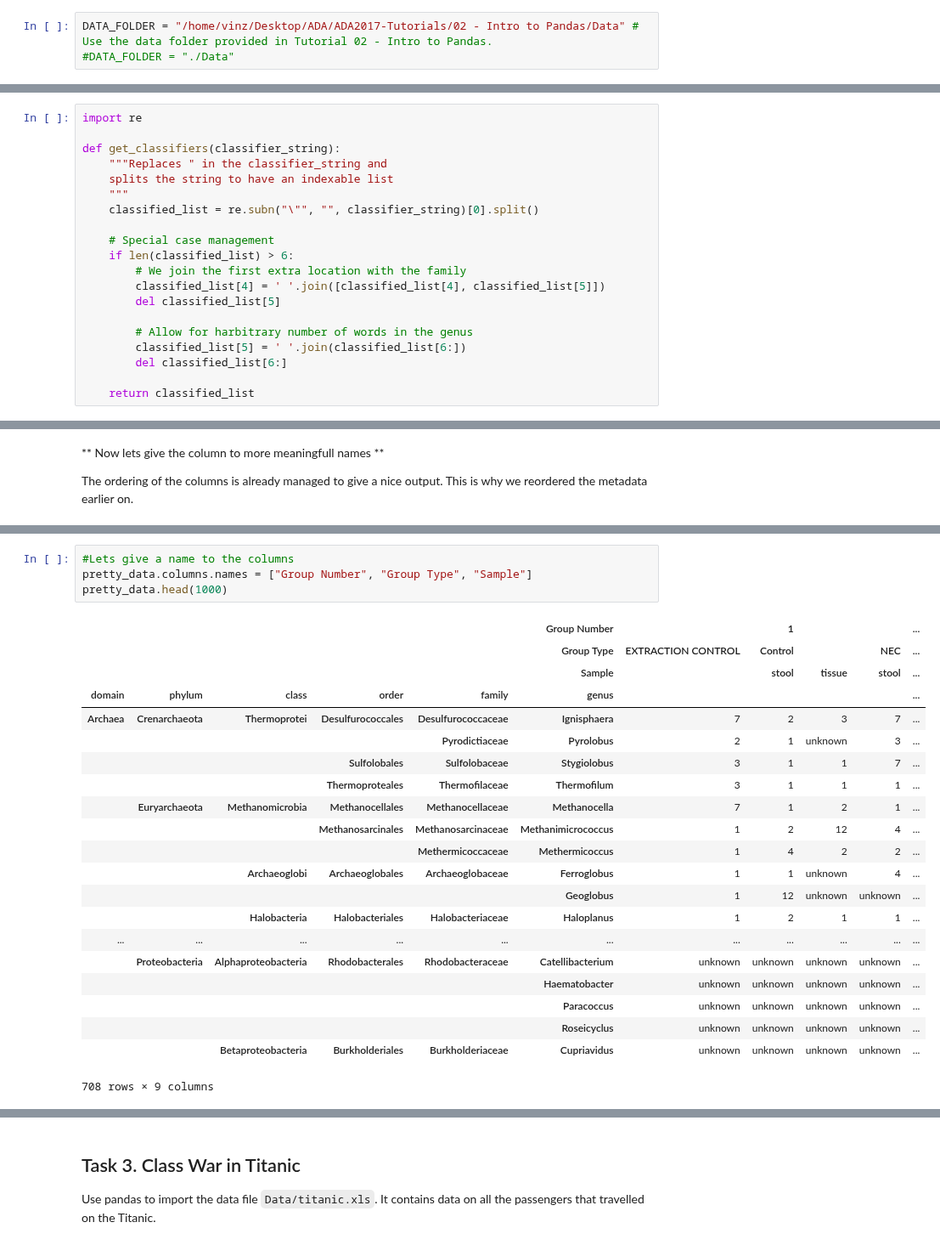
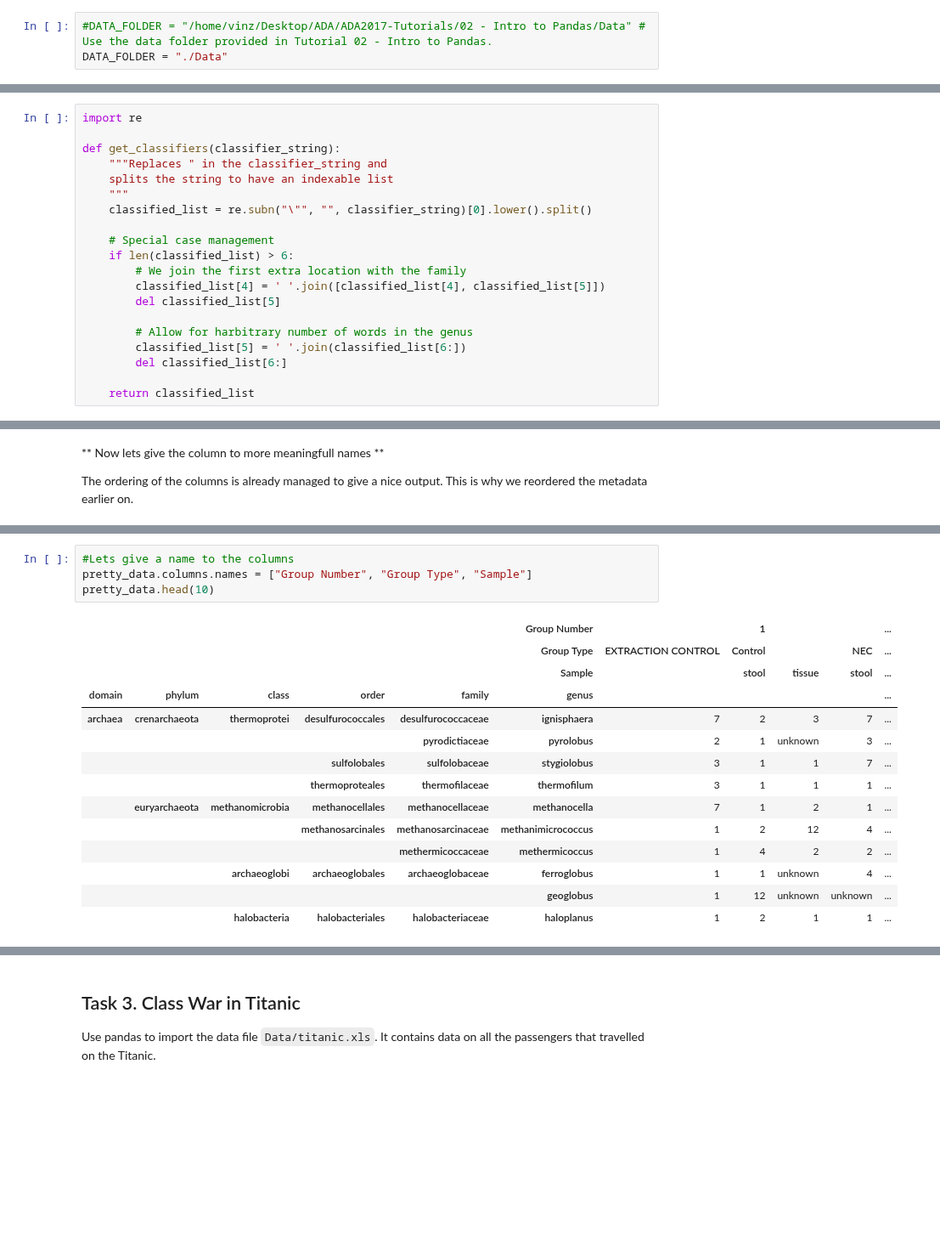
Before and after one commit to vincenzobaz/VBTALL-ADA2017, a Jupyter notebook: Homework 1.ipynb, the cells around one changed output, grey strips where cells are left out. Shown at 85% size. Drawn from its saved outputs; the diff is of its cells as text; blank space fills up the shorter version.

```diff
--- a/Homework 1.ipynb
+++ b/Homework 1.ipynb
@@ -8,8 +8,8 @@ import pandas as pd
 import os
 import numpy as np
 # %%
-DATA_FOLDER = "/home/vinz/Desktop/ADA/ADA2017-Tutorials/02 - Intro to Pandas/Data" # Use the data folder provided in Tutorial 02 - Intro to Pandas.
-#DATA_FOLDER = "./Data"
+#DATA_FOLDER = "/home/vinz/Desktop/ADA/ADA2017-Tutorials/02 - Intro to Pandas/Data" # Use the data folder provided in Tutorial 02 - Intro to Pandas.
+DATA_FOLDER = "./Data"
 # %% [markdown]
 ## Task 1. Compiling Ebola Data
 
@@ -184,7 +175,7 @@ def get_classifiers(classifier_string):
     """Replaces " in the classifier_string and
     splits the string to have an indexable list
     """
-    classified_list = re.subn("\"", "", classifier_string)[0].split()
+    classified_list = re.subn("\"", "", classifier_string)[0].lower().split()
 
     # Special case management
     if len(classified_list) > 6:
@@ -424,26 +464,19 @@ pretty_data.head(5)
 # %%
 #Lets give a name to the columns
 pretty_data.columns.names = ["Group Number", "Group Type", "Sample"]
-pretty_data.head(1000)
+pretty_data.head(10)
 # %% [output]
 |  |  |  |  |  | Group Number |  | 1 |  |  | ... |
 |  |  |  |  |  | Group Type | EXTRACTION CONTROL | Control |  | NEC | ... |
 |  |  |  |  |  | Sample |  | stool | tissue | stool | ... |
 | domain | phylum | class | order | family | genus |  |  |  |  | ... |
-| Archaea | Crenarchaeota | Thermoprotei | Desulfurococcales | Desulfurococcaceae | Ignisphaera | 7 | 2 | 3 | 7 | ... |
-|  |  |  |  | Pyrodictiaceae | Pyrolobus | 2 | 1 | unknown | 3 | ... |
-|  |  |  | Sulfolobales | Sulfolobaceae | Stygiolobus | 3 | 1 | 1 | 7 | ... |
-|  |  |  | Thermoproteales | Thermofilaceae | Thermofilum | 3 | 1 | 1 | 1 | ... |
-|  | Euryarchaeota | Methanomicrobia | Methanocellales | Methanocellaceae | Methanocella | 7 | 1 | 2 | 1 | ... |
-|  |  |  | Methanosarcinales | Methanosarcinaceae | Methanimicrococcus | 1 | 2 | 12 | 4 | ... |
-|  |  |  |  | Methermicoccaceae | Methermicoccus | 1 | 4 | 2 | 2 | ... |
-|  |  | Archaeoglobi | Archaeoglobales | Archaeoglobaceae | Ferroglobus | 1 | 1 | unknown | 4 | ... |
-|  |  |  |  |  | Geoglobus | 1 | 12 | unknown | unknown | ... |
-|  |  | Halobacteria | Halobacteriales | Halobacteriaceae | Haloplanus | 1 | 2 | 1 | 1 | ... |
-| ... | ... | ... | ... | ... | ... | ... | ... | ... | ... | ... |
-|  | Proteobacteria | Alphaproteobacteria | Rhodobacterales | Rhodobacteraceae | Catellibacterium | unknown | unknown | unknown | unknown | ... |
-|  |  |  |  |  | Haematobacter | unknown | unknown | unknown | unknown | ... |
-|  |  |  |  |  | Paracoccus | unknown | unknown | unknown | unknown | ... |
-|  |  |  |  |  | Roseicyclus | unknown | unknown | unknown | unknown | ... |
-|  |  | Betaproteobacteria | Burkholderiales | Burkholderiaceae | Cupriavidus | unknown | unknown | unknown | unknown | ... |
+| archaea | crenarchaeota | thermoprotei | desulfurococcales | desulfurococcaceae | ignisphaera | 7 | 2 | 3 | 7 | ... |
+|  |  |  |  | pyrodictiaceae | pyrolobus | 2 | 1 | unknown | 3 | ... |
+|  |  |  | sulfolobales | sulfolobaceae | stygiolobus | 3 | 1 | 1 | 7 | ... |
+|  |  |  | thermoproteales | thermofilaceae | thermofilum | 3 | 1 | 1 | 1 | ... |
+|  | euryarchaeota | methanomicrobia | methanocellales | methanocellaceae | methanocella | 7 | 1 | 2 | 1 | ... |
+|  |  |  | methanosarcinales | methanosarcinaceae | methanimicrococcus | 1 | 2 | 12 | 4 | ... |
+|  |  |  |  | methermicoccaceae | methermicoccus | 1 | 4 | 2 | 2 | ... |
+|  |  | archaeoglobi | archaeoglobales | archaeoglobaceae | ferroglobus | 1 | 1 | unknown | 4 | ... |
+|  |  |  |  |  | geoglobus | 1 | 12 | unknown | unknown | ... |
+|  |  | halobacteria | halobacteriales | halobacteriaceae | haloplanus | 1 | 2 | 1 | 1 | ... |
-708 rows × 9 columns
```
Also changed, not shown: parts of 27 cells of this notebook.
